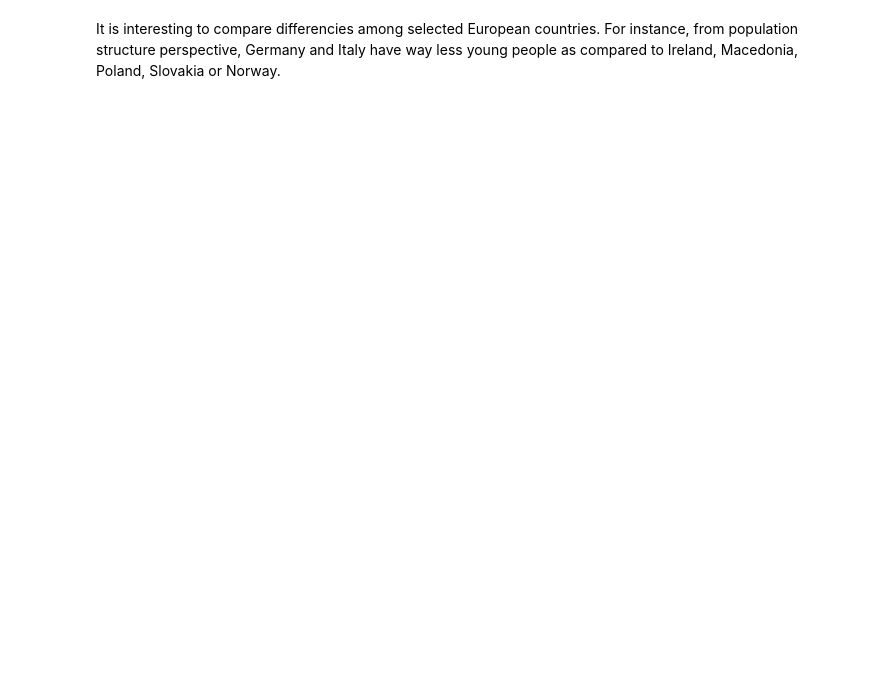
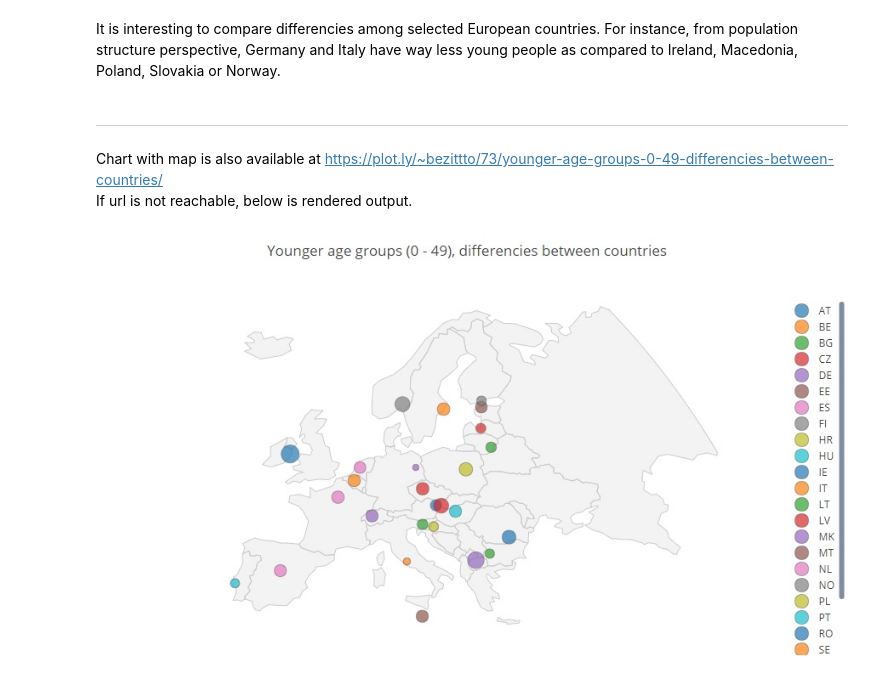
Before and after one commit to bezittto/ds-with-python, a Jupyter notebook: Demographic insights/European countries - demographic insights v3.ipynb, the cells around one changed output. Cells and saved outputs as stored; diff of their text form; code cells hidden in the pictures; blank space fills up the shorter version.

Commit message:
Fix plot.ly render issue

```diff
--- a/Demographic insights/European countries - demographic insights v3.ipynb
+++ b/Demographic insights/European countries - demographic insights v3.ipynb
@@ -558,3 +558,13 @@ py.iplot(fig, validate=False, filename='d3-bubble-map-populations')
 [interactive output not drawn]
 # %% [markdown]
 It is interesting to compare differencies among selected European countries. For instance, from population structure perspective, Germany and Italy have way less young people as compared to Ireland, Macedonia, Poland, Slovakia or Norway.
+# %% [markdown]
+______________
+Chart with map is also available at https://plot.ly/~bezittto/73/younger-age-groups-0-49-differencies-between-countries/<br>
+If url is not reachable, below is rendered output.
+# %%
+# if plot.ly is now showing result, then render this image
+from IPython.display import Image
+Image(filename='plotly-render-younger-age-groups.jpg')
+# %% [output]
+[figure, added]
```
Also changed, not shown: 1 other file.
